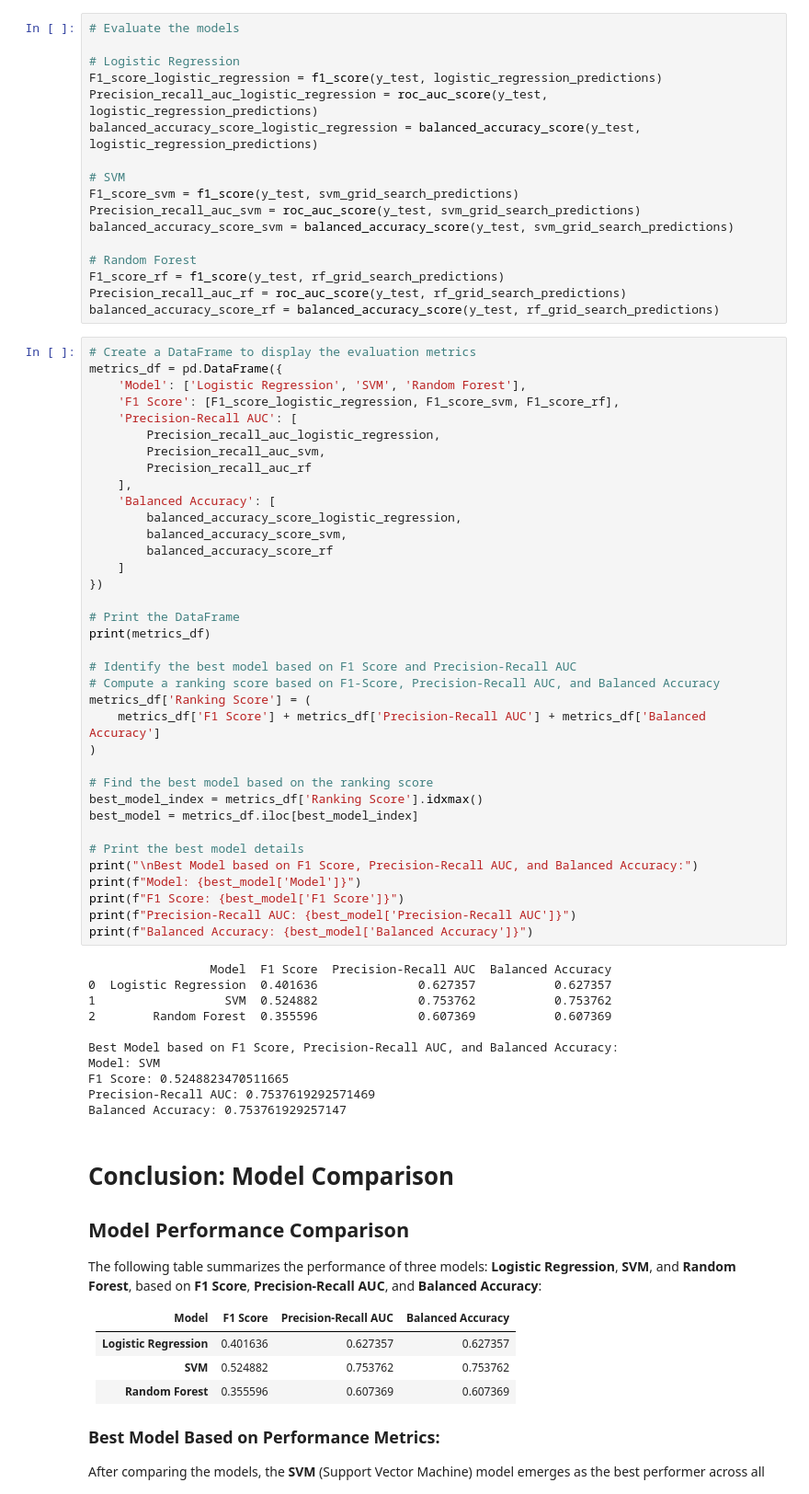
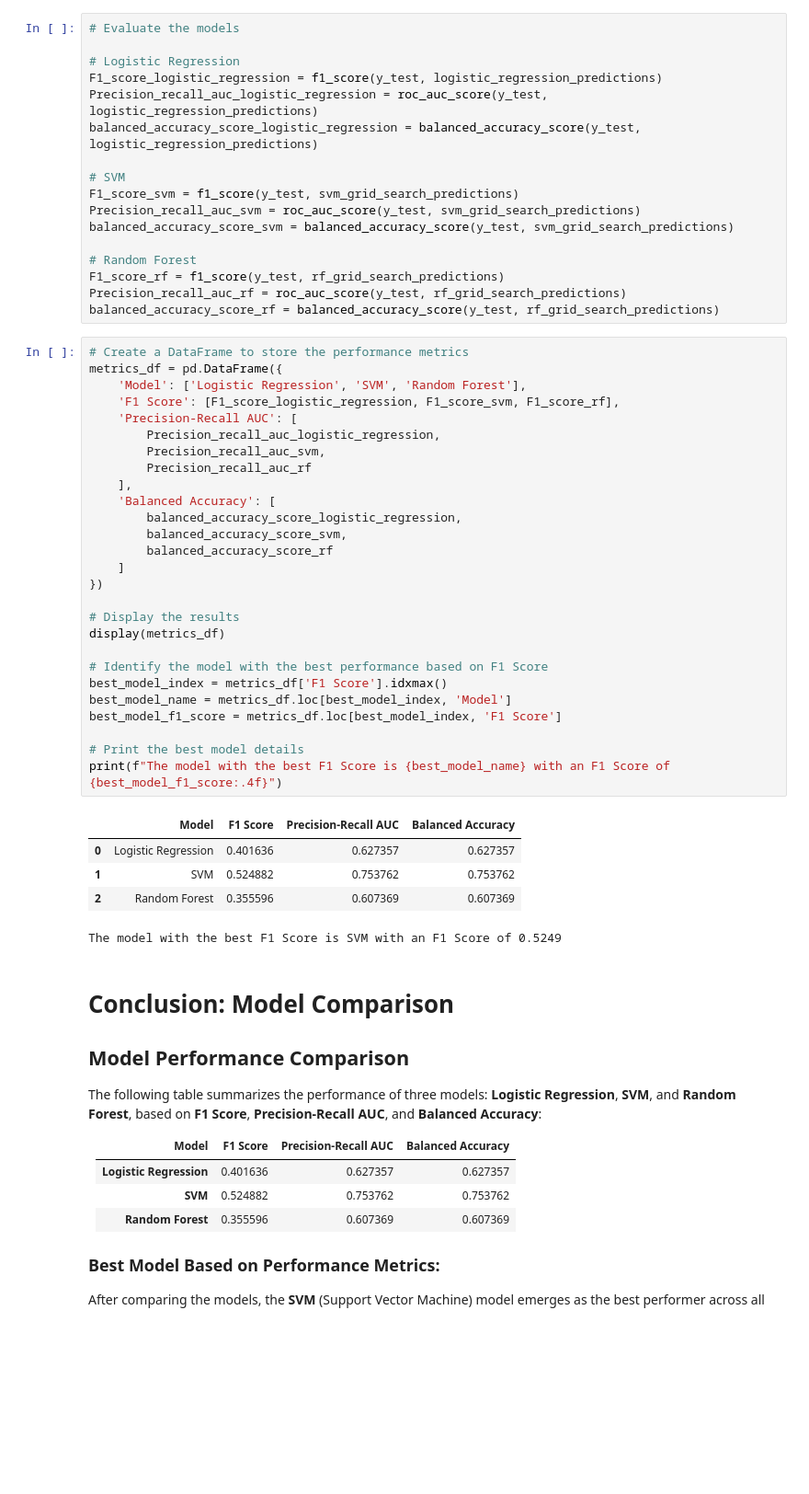
Before and after one commit to elgunismayil0v/Machine_Learning_Project, a Jupyter notebook: Machine_Learning_1/Classification.ipynb, the cells around one changed output. Shown at 92% size. Cells and saved outputs as stored; diff of their text form; blank space fills up the shorter version.

```diff
--- a/Machine_Learning_1/Classification.ipynb
+++ b/Machine_Learning_1/Classification.ipynb
@@ -270,52 +322,38 @@ F1_score_rf = f1_score(y_test, rf_grid_search_predictions)
 Precision_recall_auc_rf = roc_auc_score(y_test, rf_grid_search_predictions)
 balanced_accuracy_score_rf = balanced_accuracy_score(y_test, rf_grid_search_predictions)
 # %%
-# Create a DataFrame to display the evaluation metrics
+# Create a DataFrame to store the performance metrics
 metrics_df = pd.DataFrame({
     'Model': ['Logistic Regression', 'SVM', 'Random Forest'],
     'F1 Score': [F1_score_logistic_regression, F1_score_svm, F1_score_rf],
     'Precision-Recall AUC': [
         Precision_recall_auc_logistic_regression,
         Precision_recall_auc_svm,
         Precision_recall_auc_rf
     ],
     'Balanced Accuracy': [
         balanced_accuracy_score_logistic_regression,
         balanced_accuracy_score_svm,
         balanced_accuracy_score_rf
     ]
 })
 
-# Print the DataFrame
-print(metrics_df)
+# Display the results
+display(metrics_df)
 
-# Identify the best model based on F1 Score and Precision-Recall AUC
-# Compute a ranking score based on F1-Score, Precision-Recall AUC, and Balanced Accuracy
-metrics_df['Ranking Score'] = (
-    metrics_df['F1 Score'] + metrics_df['Precision-Recall AUC'] + metrics_df['Balanced Accuracy']
-)
-
-# Find the best model based on the ranking score
-best_model_index = metrics_df['Ranking Score'].idxmax()
-best_model = metrics_df.iloc[best_model_index]
+# Identify the model with the best performance based on F1 Score
+best_model_index = metrics_df['F1 Score'].idxmax()
+best_model_name = metrics_df.loc[best_model_index, 'Model']
+best_model_f1_score = metrics_df.loc[best_model_index, 'F1 Score']
 
 # Print the best model details
-print("\nBest Model based on F1 Score, Precision-Recall AUC, and Balanced Accuracy:")
-print(f"Model: {best_model['Model']}")
-print(f"F1 Score: {best_model['F1 Score']}")
-print(f"Precision-Recall AUC: {best_model['Precision-Recall AUC']}")
-print(f"Balanced Accuracy: {best_model['Balanced Accuracy']}")
+print(f"The model with the best F1 Score is {best_model_name} with an F1 Score of {best_model_f1_score:.4f}")
 # %% [output]
+|  | Model | F1 Score | Precision-Recall AUC | Balanced Accuracy |
+| 0 | Logistic Regression | 0.401636 | 0.627357 | 0.627357 |
+| 1 | SVM | 0.524882 | 0.753762 | 0.753762 |
+| 2 | Random Forest | 0.355596 | 0.607369 | 0.607369 |
-                 Model  F1 Score  Precision-Recall AUC  Balanced Accuracy
-0  Logistic Regression  0.401636              0.627357           0.627357
-1                  SVM  0.524882              0.753762           0.753762
-2        Random Forest  0.355596              0.607369           0.607369
-
-Best Model based on F1 Score, Precision-Recall AUC, and Balanced Accuracy:
-Model: SVM
-F1 Score: 0.5248823470511665
-Precision-Recall AUC: 0.7537619292571469
-Balanced Accuracy: 0.753761929257147
+The model with the best F1 Score is SVM with an F1 Score of 0.5249
 # %% [markdown]
 # Conclusion: Model Comparison
 
```
Also changed, not shown: parts of 3 cells of this notebook, 6 other files.
